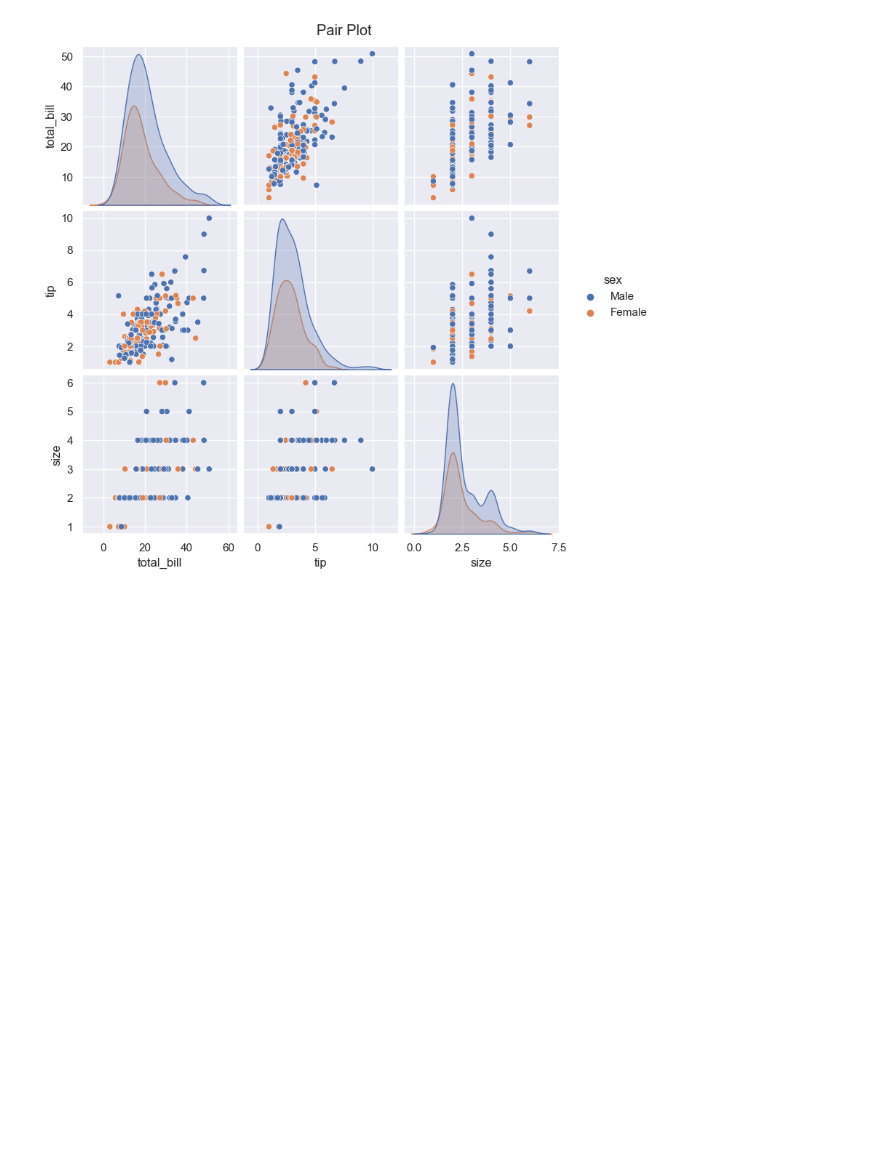
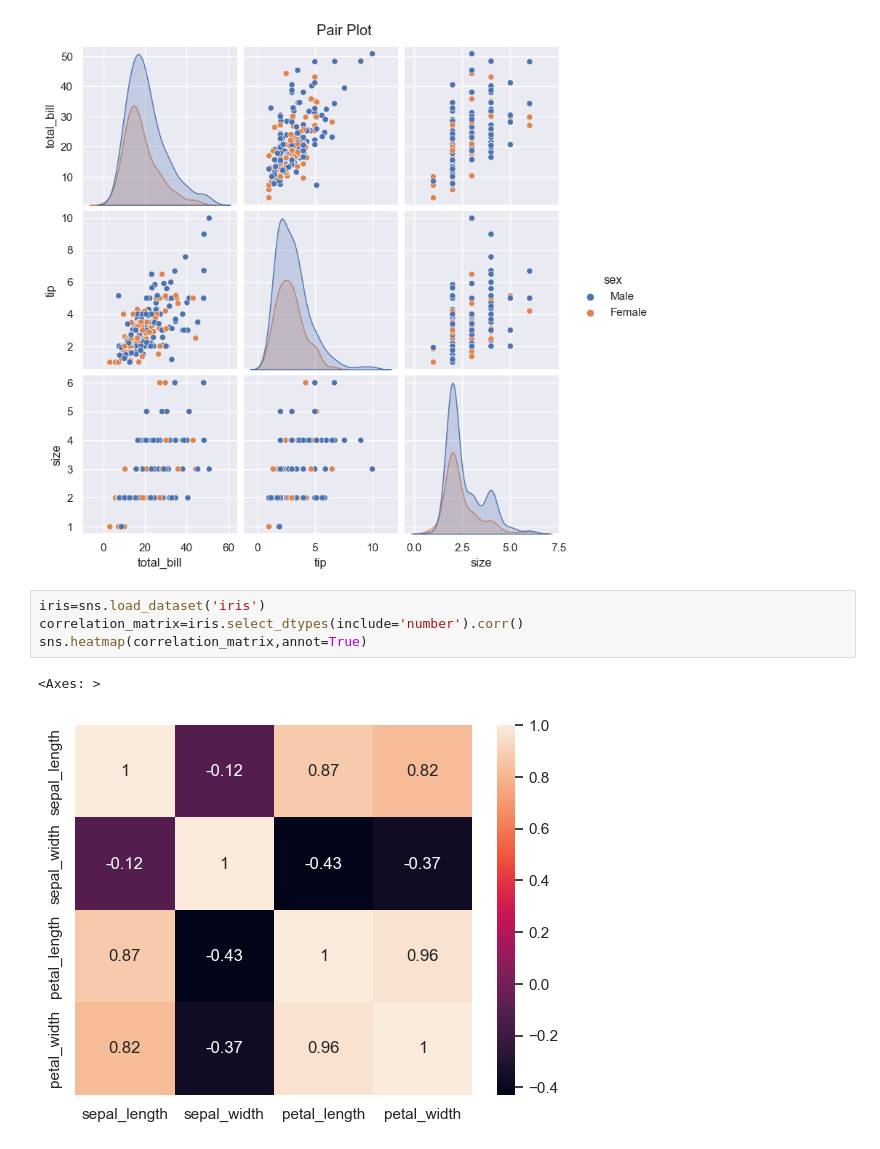
Before and after one commit to yathishb/SimpleLearn-DataScience, a Jupyter notebook: Seaborn.ipynb, the cells around one changed output. Saved outputs shown, nothing was run; the diff lists cells and outputs as text; blank space fills up the shorter version.

```diff
--- a/Seaborn.ipynb
+++ b/Seaborn.ipynb
@@ -59,3 +59,10 @@ plt.suptitle("Pair Plot",y=1.02)
 plt.show()
 # %% [output]
 [figure]
+# %%
+iris=sns.load_dataset('iris')
+correlation_matrix=iris.select_dtypes(include='number').corr()
+sns.heatmap(correlation_matrix,annot=True)
+# %% [output]
+<Axes: >
+[figure, added]
```
Also changed, not shown: 7 other files.
